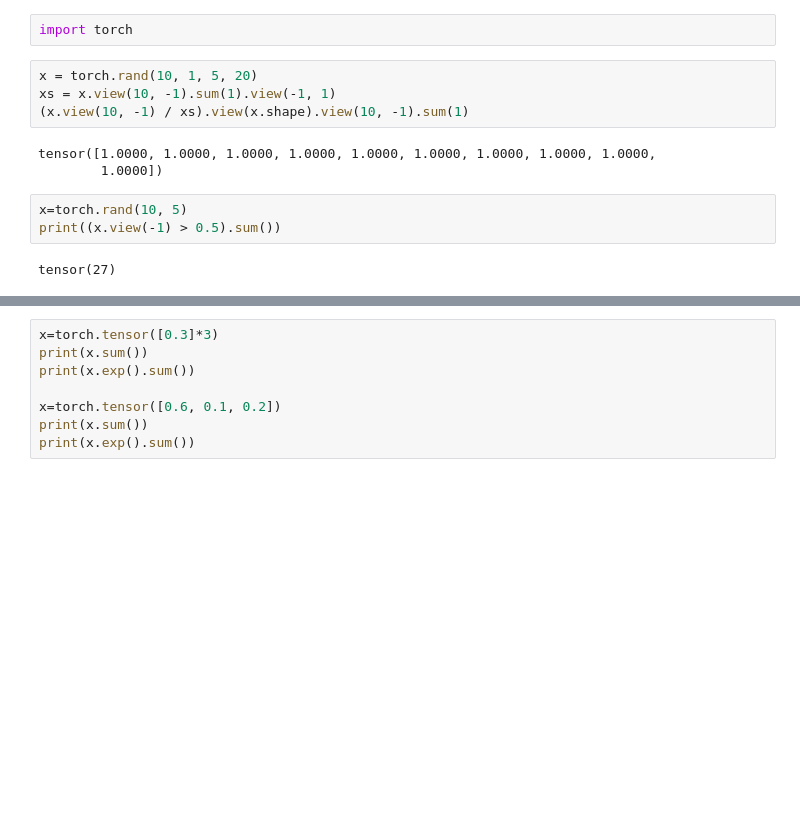
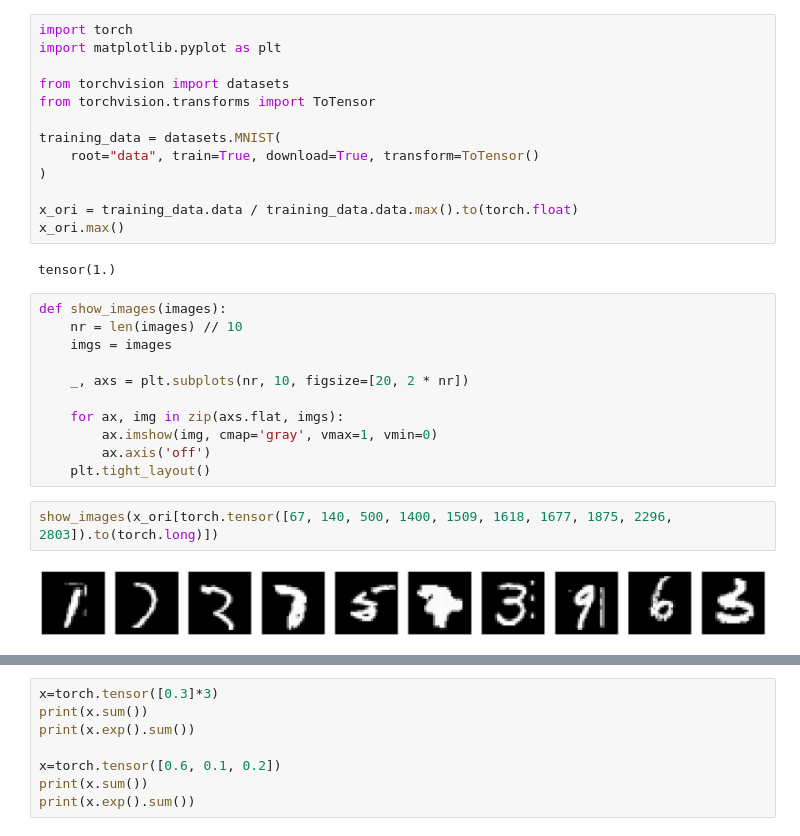
Before and after one commit to secondvoca/sdc_ae_23, a Jupyter notebook: test.ipynb, the cells around one changed output, grey strips where cells are left out. Saved outputs shown, nothing was run; the diff lists cells and outputs as text; blank space fills up the shorter version.

```diff
--- a/test.ipynb
+++ b/test.ipynb
@@ -1,14 +1,30 @@
-# %%
-import torch
-# %%
-x = torch.rand(10, 1, 5, 20)
-xs = x.view(10, -1).sum(1).view(-1, 1)
-(x.view(10, -1) / xs).view(x.shape).view(10, -1).sum(1)
-# %% [output]
-tensor([1.0000, 1.0000, 1.0000, 1.0000, 1.0000, 1.0000, 1.0000, 1.0000, 1.0000,
-        1.0000])
-# %%
-x=torch.rand(10, 5)
-print((x.view(-1) > 0.5).sum())
-# %% [output]
-tensor(27)
+# %%
+import torch
+import matplotlib.pyplot as plt
+
+from torchvision import datasets
+from torchvision.transforms import ToTensor
+
+training_data = datasets.MNIST(
+    root="data", train=True, download=True, transform=ToTensor()
+)
+
+x_ori = training_data.data / training_data.data.max().to(torch.float)
+x_ori.max()
+# %% [output]
+tensor(1.)
+# %%
+def show_images(images):
+    nr = len(images) // 10
+    imgs = images
+
+    _, axs = plt.subplots(nr, 10, figsize=[20, 2 * nr])
+
+    for ax, img in zip(axs.flat, imgs):
+        ax.imshow(img, cmap='gray', vmax=1, vmin=0)
+        ax.axis('off')
+    plt.tight_layout()
+# %%
+show_images(x_ori[torch.tensor([67, 140, 500, 1400, 1509, 1618, 1677, 1875, 2296, 2803]).to(torch.long)])
+# %% [output]
+[figure, added]
```
Also changed, not shown: parts of 3 cells of this notebook, 7 other files.
